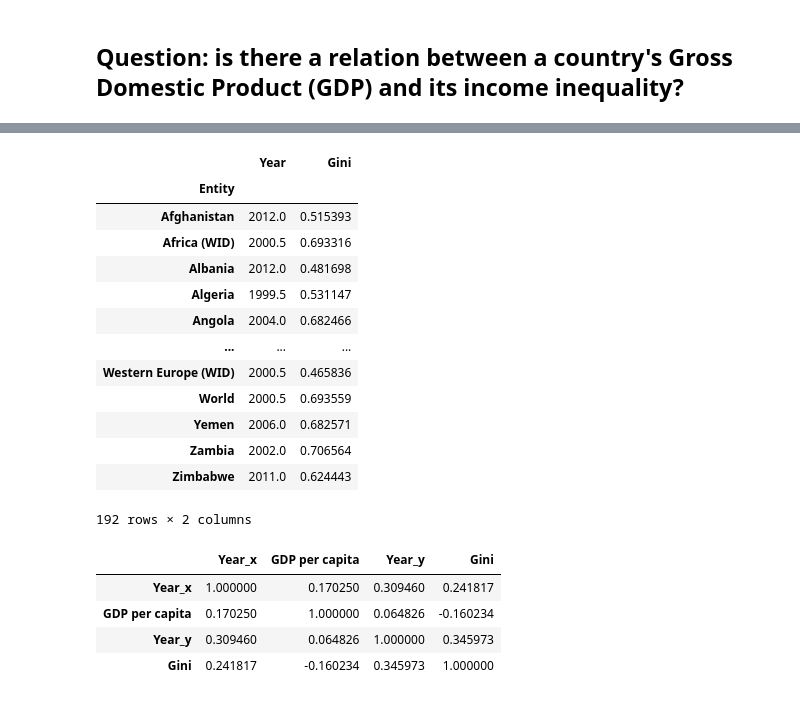
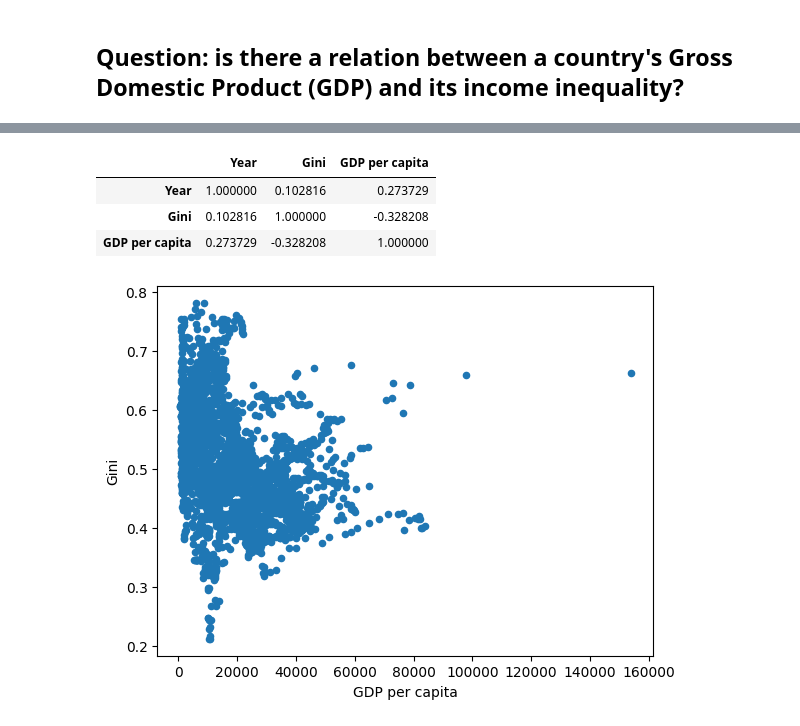
Before and after one commit to LinaHu1990/Assignments, a Jupyter notebook: Income_inequality_in_relation_to_GDP.ipynb, the cells around one changed output, grey strips where cells are left out. Cells and saved outputs as stored; diff of their text form; code cells hidden in the pictures.

```diff
--- a/Income_inequality_in_relation_to_GDP.ipynb
+++ b/Income_inequality_in_relation_to_GDP.ipynb
@@ -42,5 +21,5 @@ display(median_country)
 # %%
- # Obtain cleaning data for income inequality (use gini coefficient)
+ # Obtain clean data for income inequality (use gini coefficient) by removing data that is not needed
 
 def income_clean():
   url_income = pd.read_csv("https://raw.githubusercontent.com/LinaHu1990/Assignments/main/inequality.csv")
@@ -51,39 +30,22 @@ def income_clean():
   return df_clean
 
 df_income = income_clean()
-
-# get the median by country
-groupedincome_country = df_income.groupby('Entity')
-median_countryincome = groupedincome_country.median()
-
-display(median_countryincome)
-# %% [output]
-|  | Year | Gini |
-| Entity |  |  |
-| Afghanistan | 2012.0 | 0.515393 |
-| Africa (WID) | 2000.5 | 0.693316 |
-| Albania | 2012.0 | 0.481698 |
-| Algeria | 1999.5 | 0.531147 |
-| Angola | 2004.0 | 0.682466 |
-| ... | ... | ... |
-| Western Europe (WID) | 2000.5 | 0.465836 |
-| World | 2000.5 | 0.693559 |
-| Yemen | 2006.0 | 0.682571 |
-| Zambia | 2002.0 | 0.706564 |
-| Zimbabwe | 2011.0 | 0.624443 |
-192 rows × 2 columns
 # %%
 # Merge both dataframes
 
-df_GDP_GINI = pd.merge(median_country, median_countryincome, on = 'Entity')
+df_GDP_GINI = pd.merge(df_income, df_gdp, on = ['Entity', 'Year'])
 
-#calculate Pearson Correlation
-#how to handle years/resampling?
+#calculate Pearson Correlation based on merged dataframe
+
 pearson_corr = df_GDP_GINI.corr()
+
 display (pearson_corr)
+
+graph = df_GDP_GINI.plot(x= 'GDP per capita', y = 'Gini', kind = 'scatter')
+plt.show()
 # %% [output]
-|  | Year_x | GDP per capita | Year_y | Gini |
-| Year_x | 1.000000 | 0.170250 | 0.309460 | 0.241817 |
-| GDP per capita | 0.170250 | 1.000000 | 0.064826 | -0.160234 |
-| Year_y | 0.309460 | 0.064826 | 1.000000 | 0.345973 |
-| Gini | 0.241817 | -0.160234 | 0.345973 | 1.000000 |
+|  | Year | Gini | GDP per capita |
+| Year | 1.000000 | 0.102816 | 0.273729 |
+| Gini | 0.102816 | 1.000000 | -0.328208 |
+| GDP per capita | 0.273729 | -0.328208 | 1.000000 |
+[figure, added]
```
Also changed, not shown: parts of 2 cells of this notebook.
